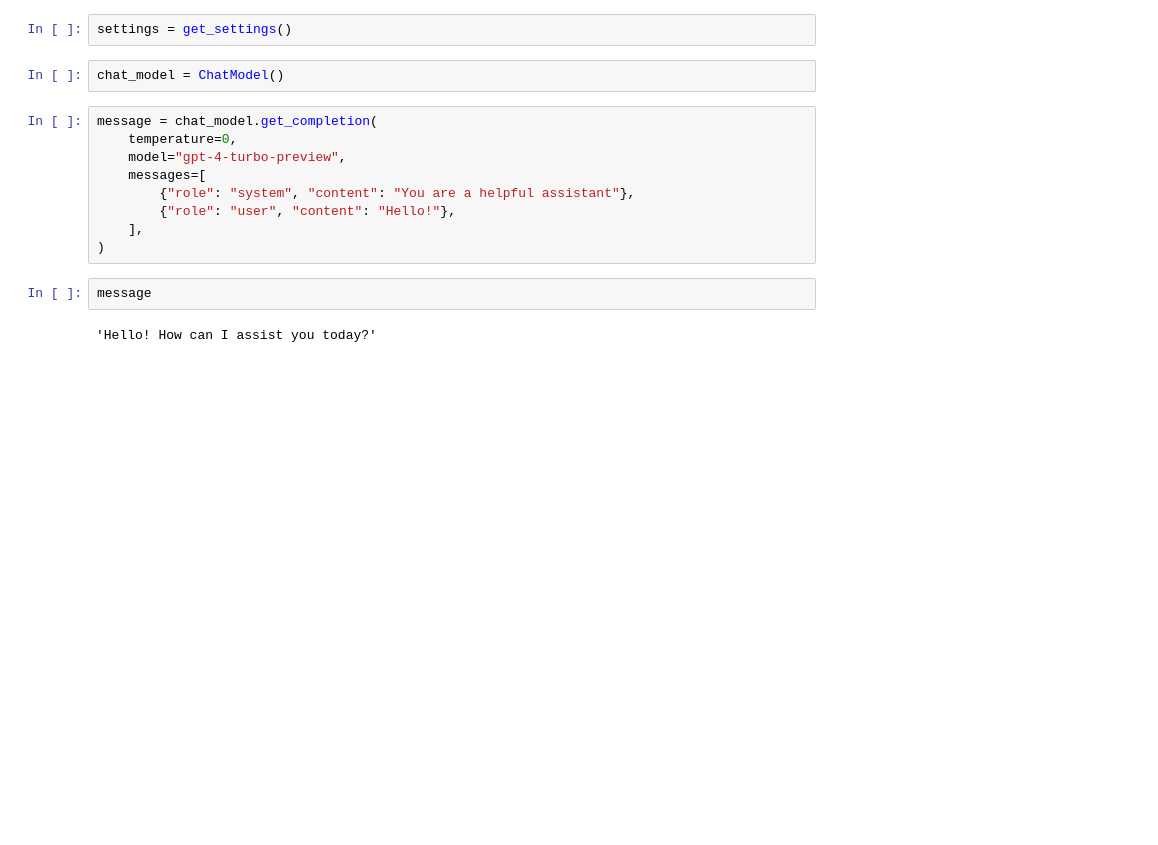
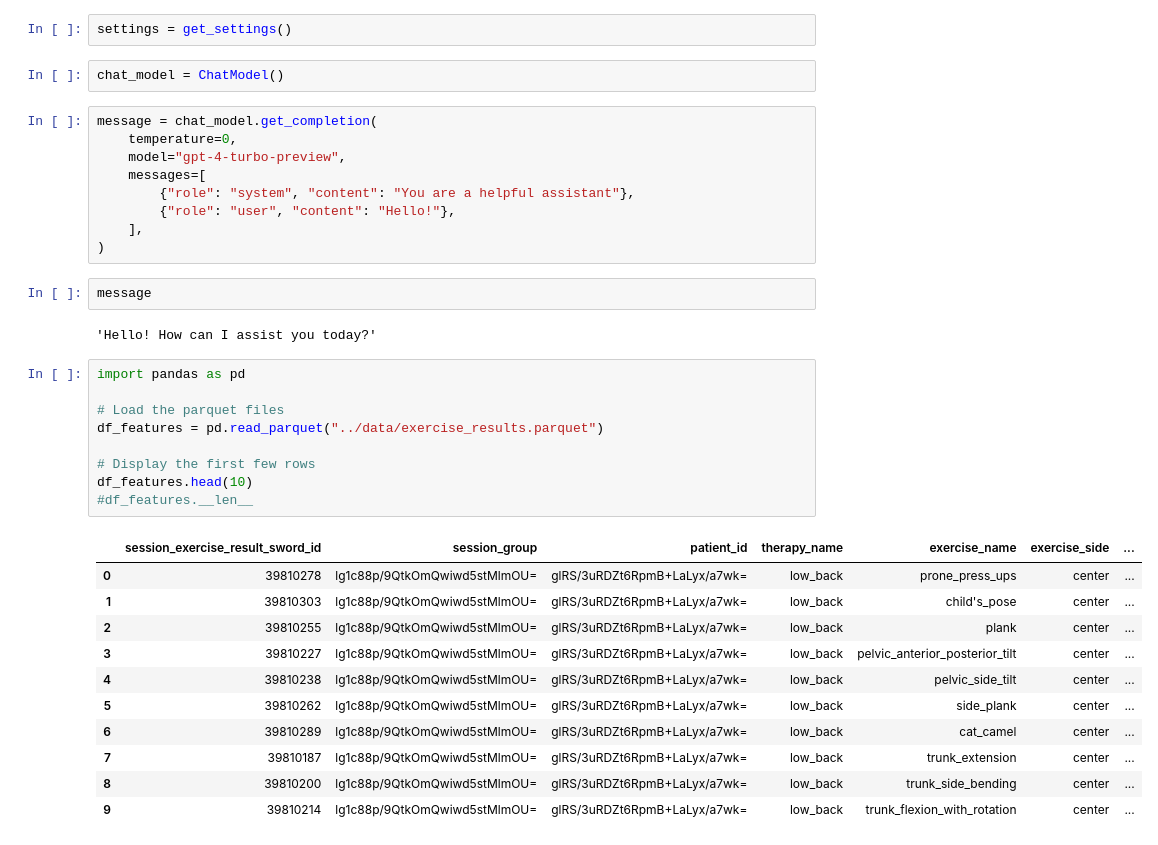
Before and after one commit to joaovasco01/Data-Transformation-and-AI-Message-Generation-Pipeline, a Jupyter notebook: ml-engineer-test/notebooks/starter.ipynb, the cells around one changed output. Saved outputs shown, nothing was run; the diff lists cells and outputs as text; blank space fills up the shorter version.

```diff
--- a/ml-engineer-test/notebooks/starter.ipynb
+++ b/ml-engineer-test/notebooks/starter.ipynb
@@ -39,3 +40,24 @@ message = chat_model.get_completion(
 message
 # %% [output]
 'Hello! How can I assist you today?'
+# %%
+import pandas as pd
+
+# Load the parquet files
+df_features = pd.read_parquet("../data/exercise_results.parquet")
+
+# Display the first few rows
+df_features.head(10)
+#df_features.__len__
+# %% [output]
+|  | session_exercise_result_sword_id | session_group | patient_id | therapy_name | exercise_name | exercise_side | ... |
+| 0 | 39810278 | lg1c88p/9QtkOmQwiwd5stMlmOU= | glRS/3uRDZt6RpmB+LaLyx/a7wk= | low_back | prone_press_ups | center | ... |
+| 1 | 39810303 | lg1c88p/9QtkOmQwiwd5stMlmOU= | glRS/3uRDZt6RpmB+LaLyx/a7wk= | low_back | child's_pose | center | ... |
+| 2 | 39810255 | lg1c88p/9QtkOmQwiwd5stMlmOU= | glRS/3uRDZt6RpmB+LaLyx/a7wk= | low_back | plank | center | ... |
+| 3 | 39810227 | lg1c88p/9QtkOmQwiwd5stMlmOU= | glRS/3uRDZt6RpmB+LaLyx/a7wk= | low_back | pelvic_anterior_posterior_tilt | center | ... |
+| 4 | 39810238 | lg1c88p/9QtkOmQwiwd5stMlmOU= | glRS/3uRDZt6RpmB+LaLyx/a7wk= | low_back | pelvic_side_tilt | center | ... |
+| 5 | 39810262 | lg1c88p/9QtkOmQwiwd5stMlmOU= | glRS/3uRDZt6RpmB+LaLyx/a7wk= | low_back | side_plank | center | ... |
+| 6 | 39810289 | lg1c88p/9QtkOmQwiwd5stMlmOU= | glRS/3uRDZt6RpmB+LaLyx/a7wk= | low_back | cat_camel | center | ... |
+| 7 | 39810187 | lg1c88p/9QtkOmQwiwd5stMlmOU= | glRS/3uRDZt6RpmB+LaLyx/a7wk= | low_back | trunk_extension | center | ... |
+| 8 | 39810200 | lg1c88p/9QtkOmQwiwd5stMlmOU= | glRS/3uRDZt6RpmB+LaLyx/a7wk= | low_back | trunk_side_bending | center | ... |
+| 9 | 39810214 | lg1c88p/9QtkOmQwiwd5stMlmOU= | glRS/3uRDZt6RpmB+LaLyx/a7wk= | low_back | trunk_flexion_with_rotation | center | ... |
```
Also changed, not shown: parts of 6 cells of this notebook, 2 other files.
